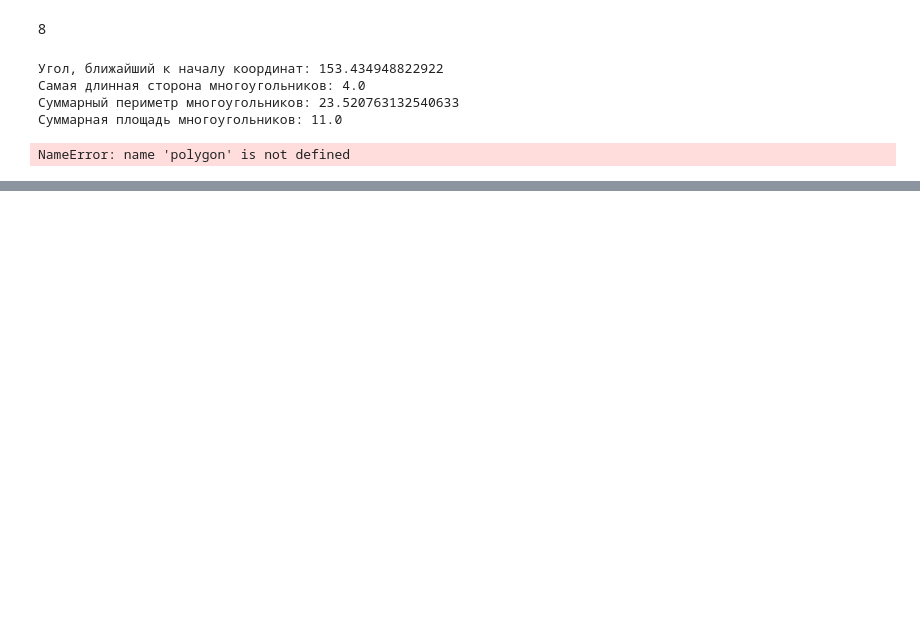
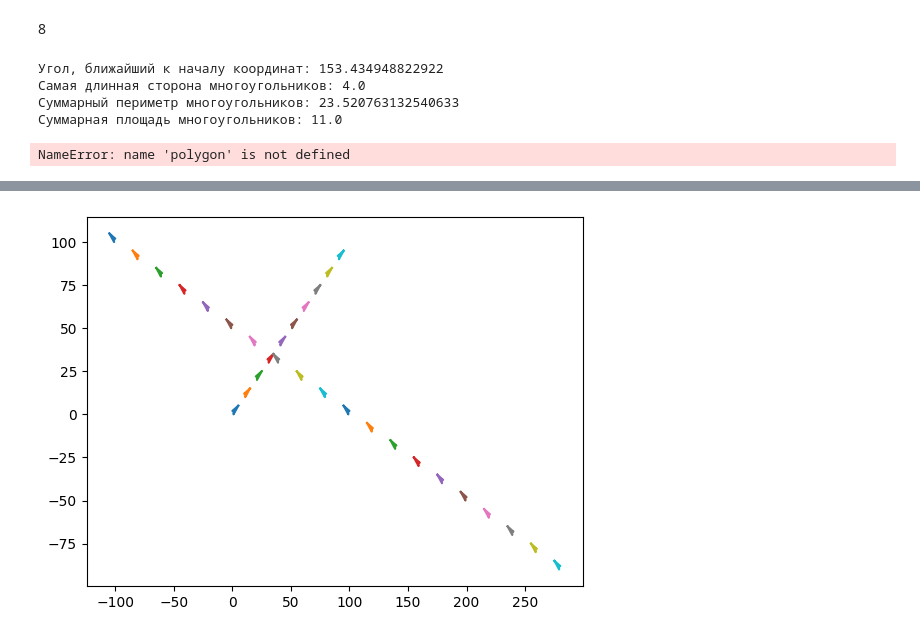
Before and after one commit to MirQsan/DZ, a Jupyter notebook: Практикум по проге/Фигуры.ipynb, the cells around one changed output, grey strips where cells are left out. Drawn from its saved outputs; the diff is of its cells as text; code cells hidden in the pictures; blank space fills up the shorter version.

```diff
--- a/Практикум по проге/Фигуры.ipynb
+++ b/Практикум по проге/Фигуры.ipynb
@@ -216,0 +248,20 @@ NameError: name 'polygon' is not defined
+# %%
+#4.2
+def squares():
+    x = np.array([5, 0, 1, 1, 5])
+    y = np.array([5, 2, 2, 0, 5])
+    o,a=x,y
+    for i in range(10):
+        plt.plot(x, y)
+        plt.fill_between(x, y)
+        x += 10
+        y+=10
+    for i in range(20):
+        plt.plot(-o, a)
+        plt.fill_between(-o, a)
+        a-=10
+        o-=20
+    plt.show()
+squares()
+# %% [output]
+[figure, added]
```
Also changed, not shown: parts of 3 cells of this notebook.
